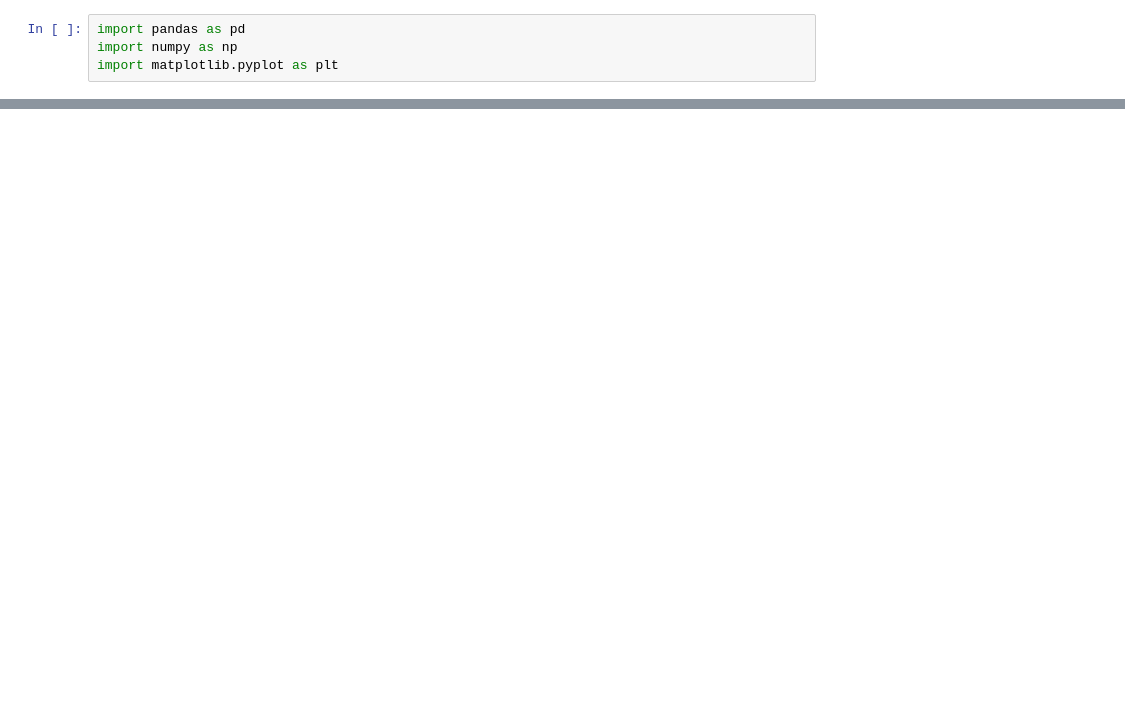
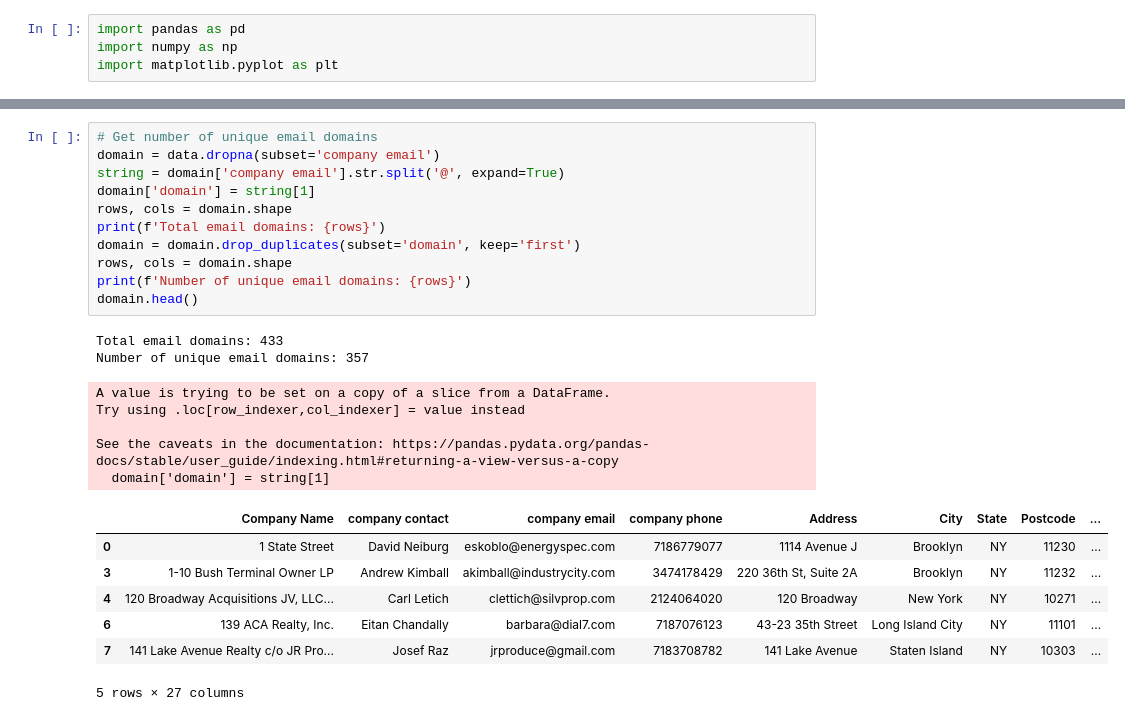
Before and after one commit to data-science-sandbox/binder-framework, a Jupyter notebook: milestone_project.ipynb, the cells around one changed output, grey strips where cells are left out. Drawn from its saved outputs; the diff is of its cells as text; blank space fills up the shorter version.

Commit message:
cleanup notebook. add new csv file name

```diff
--- a/milestone_project.ipynb
+++ b/milestone_project.ipynb
@@ -303,0 +51,26 @@ plt.show()
+# %%
+# Get number of unique email domains
+domain = data.dropna(subset='company email')
+string = domain['company email'].str.split('@', expand=True)
+domain['domain'] = string[1]
+rows, cols = domain.shape
+print(f'Total email domains: {rows}')
+domain = domain.drop_duplicates(subset='domain', keep='first')
+rows, cols = domain.shape
+print(f'Number of unique email domains: {rows}')
+domain.head()
+# %% [output]
+Total email domains: 433
+Number of unique email domains: 357
+A value is trying to be set on a copy of a slice from a DataFrame.
+Try using .loc[row_indexer,col_indexer] = value instead
+
+See the caveats in the documentation: https://pandas.pydata.org/pandas-docs/stable/user_guide/indexing.html#returning-a-view-versus-a-copy
+  domain['domain'] = string[1]
+|  | Company Name | company contact | company email | company phone | Address | City | State | Postcode | ... |
+| 0 | 1 State Street | David Neiburg | eskoblo@energyspec.com | 7186779077 | 1114 Avenue J | Brooklyn | NY | 11230 | ... |
+| 3 | 1-10 Bush Terminal Owner LP | Andrew Kimball | akimball@industrycity.com | 3474178429 | 220 36th St, Suite 2A | Brooklyn | NY | 11232 | ... |
+| 4 | 120 Broadway Acquisitions JV, LLC... | Carl Letich | clettich@silvprop.com | 2124064020 | 120 Broadway | New York | NY | 10271 | ... |
+| 6 | 139 ACA Realty, Inc. | Eitan Chandally | barbara@dial7.com | 7187076123 | 43-23 35th Street | Long Island City | NY | 11101 | ... |
+| 7 | 141 Lake Avenue Realty c/o JR Pro... | Josef Raz | jrproduce@gmail.com | 7183708782 | 141 Lake Avenue | Staten Island | NY | 10303 | ... |
+5 rows × 27 columns
```
Also changed, not shown: parts of 36 cells of this notebook, 1 other file.
